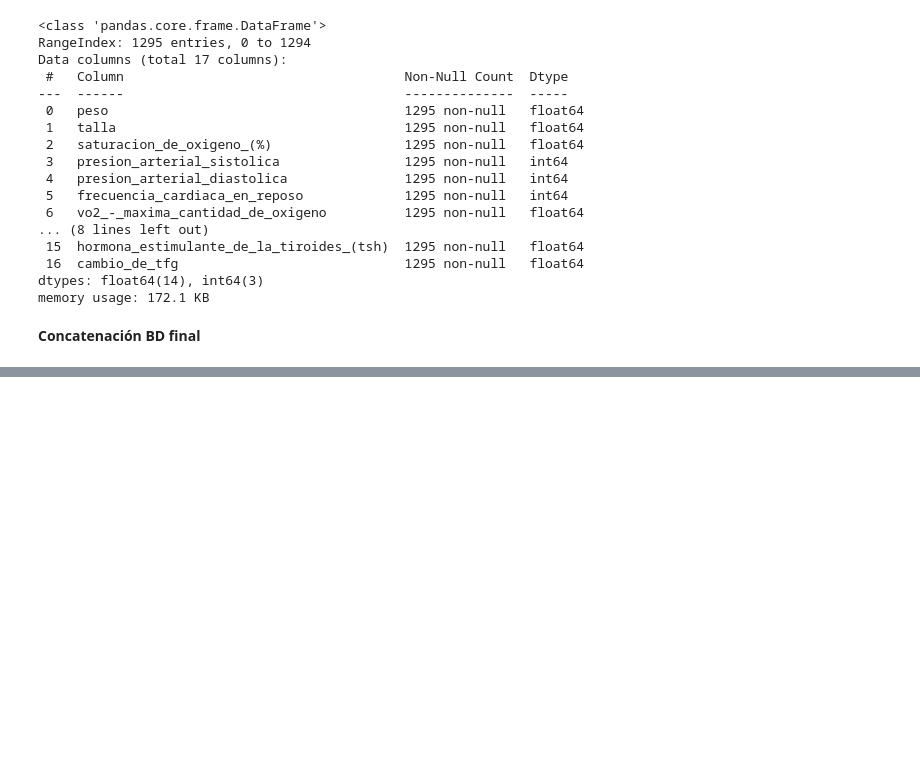
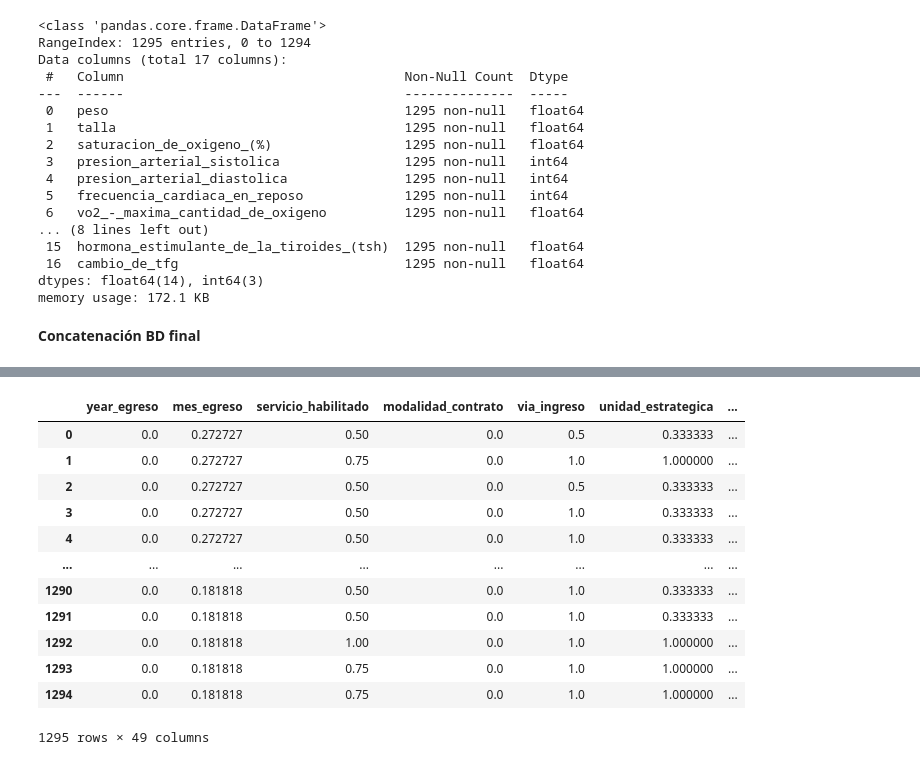
Before and after one commit to danielmancovidales/Aplicaciones-en-salud, a Jupyter notebook: d)sel_variables.ipynb, the cells around one changed output, grey strips where cells are left out. Cells and saved outputs as stored; diff of their text form; code cells hidden in the pictures; blank space fills up the shorter version.

```diff
--- a/d)sel_variables.ipynb
+++ b/d)sel_variables.ipynb
@@ -236,6 +282,22 @@ df_sel_sc = scaler.transform(df_sel)
 df_sel_sc= pd.DataFrame(df_sel_sc, columns=df_sel.columns)
 
 #joblib.dump(scaler, 'scaler.pkl')
+# %%
+df_sel_sc
+# %% [output]
+|  | year_egreso | mes_egreso | servicio_habilitado | modalidad_contrato | via_ingreso | unidad_estrategica | ... |
+| 0 | 0.0 | 0.272727 | 0.50 | 0.0 | 0.5 | 0.333333 | ... |
+| 1 | 0.0 | 0.272727 | 0.75 | 0.0 | 1.0 | 1.000000 | ... |
+| 2 | 0.0 | 0.272727 | 0.50 | 0.0 | 0.5 | 0.333333 | ... |
+| 3 | 0.0 | 0.272727 | 0.50 | 0.0 | 1.0 | 0.333333 | ... |
+| 4 | 0.0 | 0.272727 | 0.50 | 0.0 | 1.0 | 0.333333 | ... |
+| ... | ... | ... | ... | ... | ... | ... | ... |
+| 1290 | 0.0 | 0.181818 | 0.50 | 0.0 | 1.0 | 0.333333 | ... |
+| 1291 | 0.0 | 0.181818 | 0.50 | 0.0 | 1.0 | 0.333333 | ... |
+| 1292 | 0.0 | 0.181818 | 1.00 | 0.0 | 1.0 | 1.000000 | ... |
+| 1293 | 0.0 | 0.181818 | 0.75 | 0.0 | 1.0 | 1.000000 | ... |
+| 1294 | 0.0 | 0.181818 | 0.75 | 0.0 | 1.0 | 1.000000 | ... |
+1295 rows × 49 columns
 # %%
 # Se convierte a CSV
 df_sel_sc.to_csv('/content/drive/MyDrive/analitica3/Salud/df_sel.csv', index=True)
```
Also changed, not shown: parts of 10 cells of this notebook.
